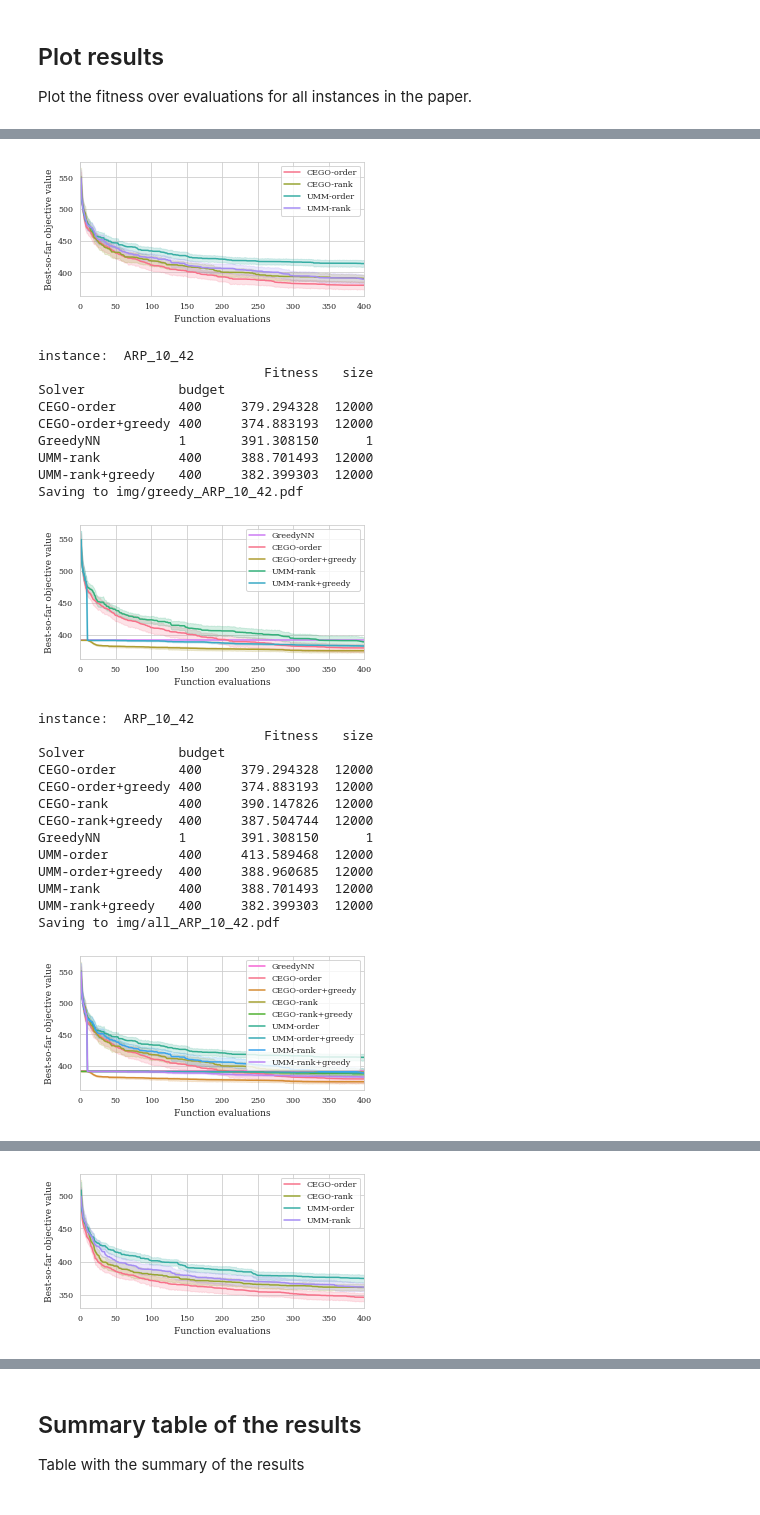
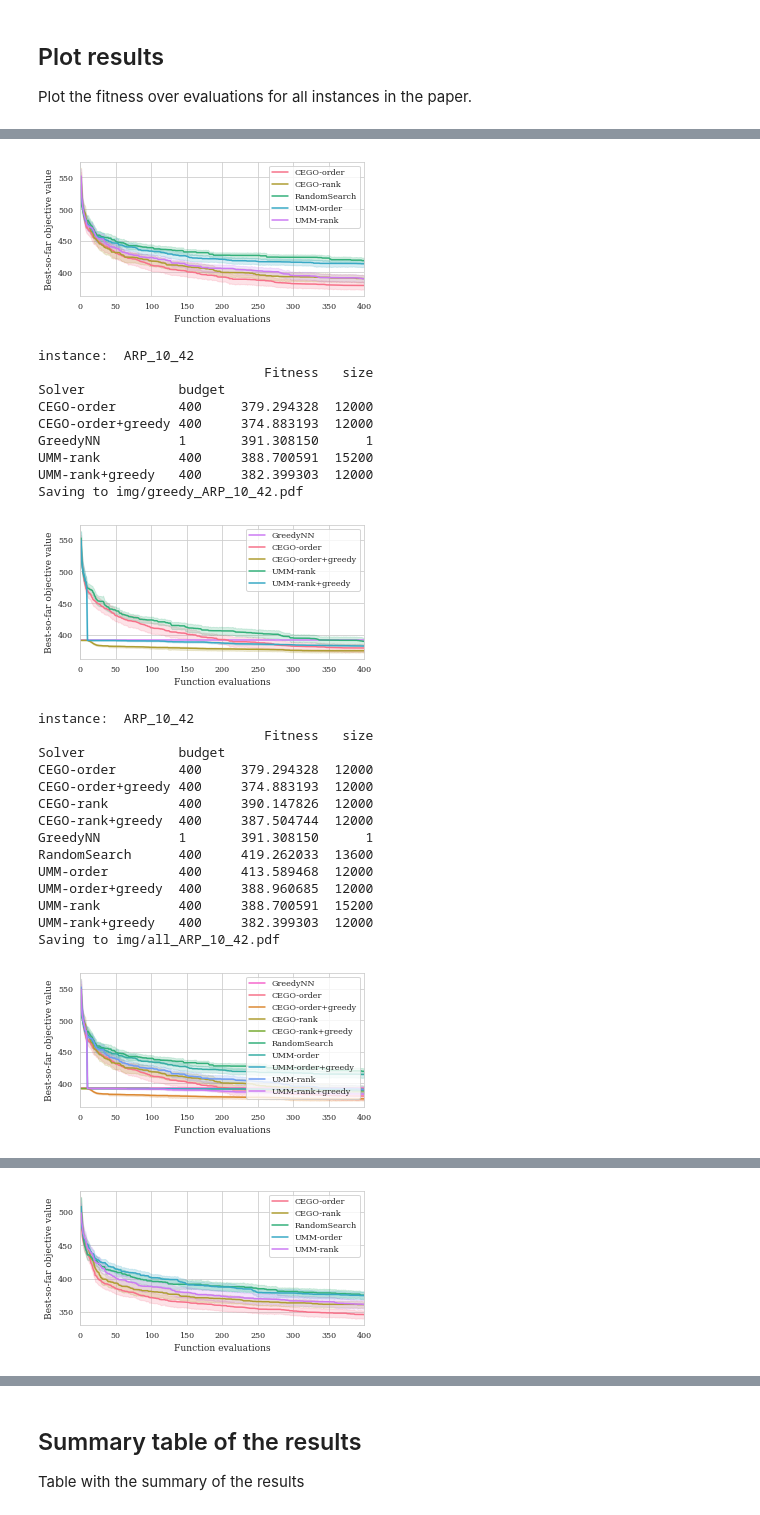
Before and after one commit to MLopez-Ibanez/AsteroidRoutingProblem, a Jupyter notebook: 3-analysis.ipynb, the cells around one changed output, grey strips where cells are left out. Drawn from its saved outputs; the diff is of its cells as text; code cells hidden in the pictures.

Commit message:
random search results.

```diff
--- a/3-analysis.ipynb
+++ b/3-analysis.ipynb
@@ -228,7 +228,7 @@ def plot_fitness(df, inst, best = False, prefix = "fitness_"):
 
 sel_inst = df.instance.unique()
 for inst in sel_inst:
-    sel_confs = ['CEGO-order', 'CEGO-rank', 'UMM-order', 'UMM-rank']
+    sel_confs = ['CEGO-order', 'CEGO-rank', 'UMM-order', 'UMM-rank', 'RandomSearch']
     subdf = df[df.instance.str.contains(inst)].sort_values('Solver')
     subdf = subdf[subdf.Solver.isin(sel_confs)]
     plot_fitness(subdf, inst, best = True, prefix = "rankVorder_")
@@ -251,12 +252,12 @@ UMM-rank   400     388.701493  12000
 Saving to img/rankVorder_ARP_10_42.pdf
-[figure, old version]
+[figure, new version]
 instance:  ARP_10_42
                              Fitness   size
 Solver            budget
 CEGO-order        400     379.294328  12000
 CEGO-order+greedy 400     374.883193  12000
 GreedyNN          1       391.308150      1
-UMM-rank          400     388.701493  12000
+UMM-rank          400     388.700591  15200
 UMM-rank+greedy   400     382.399303  12000
 Saving to img/greedy_ARP_10_42.pdf
 [figure]
@@ -268,10 +269,11 @@ CEGO-order+greedy 400     374.883193  12000
 CEGO-rank         400     390.147826  12000
 CEGO-rank+greedy  400     387.504744  12000
 GreedyNN          1       391.308150      1
+RandomSearch      400     419.262033  13600
 UMM-order         400     413.589468  12000
 UMM-order+greedy  400     388.960685  12000
-UMM-rank          400     388.701493  12000
+UMM-rank          400     388.700591  15200
 UMM-rank+greedy   400     382.399303  12000
 Saving to img/all_ARP_10_42.pdf
-[figure, old version]
+[figure, new version]
 instance:  ARP_10_73
@@ -284,5 +287,5 @@ UMM-rank   400     361.423190  12000
 Saving to img/rankVorder_ARP_10_73.pdf
-[figure, old version]
+[figure, new version]
 instance:  ARP_10_73
                              Fitness   size
 Solver            budget
```
Also changed, not shown: parts of 6 cells of this notebook, 14 other files.
